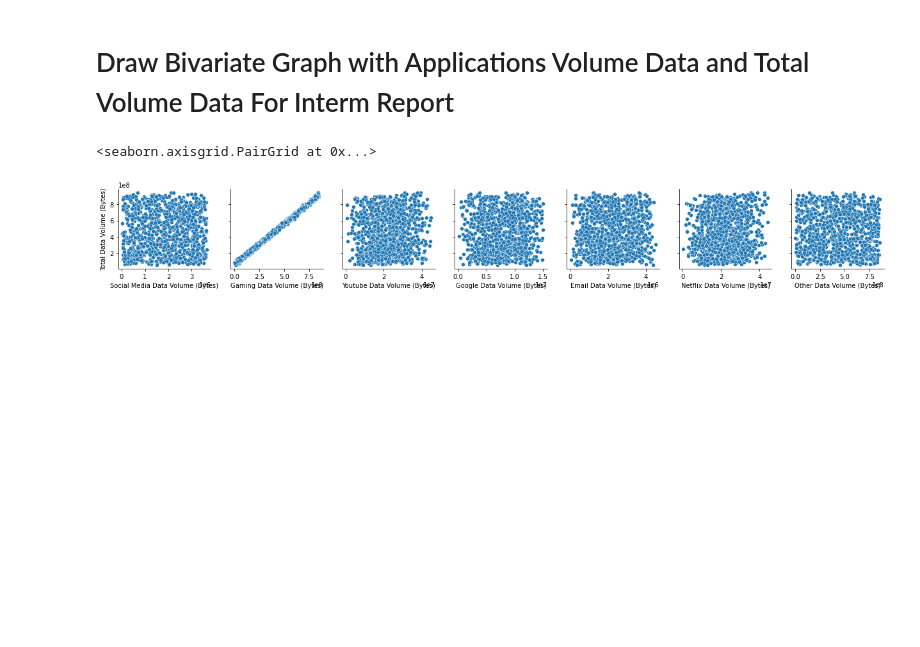
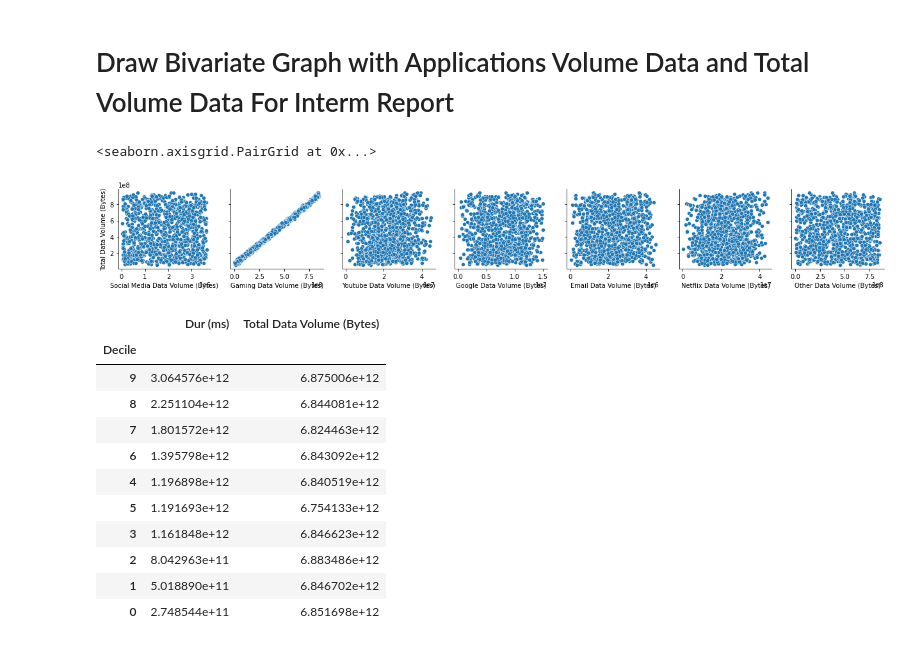
Before and after one commit to tesfayealex/Tellco-Data-Analysis, a Jupyter notebook: notebooks/User Overview Analysis.ipynb, the cells around one changed output. Cells and saved outputs as stored; diff of their text form; code cells hidden in the pictures; blank space fills up the shorter version.

```diff
--- a/notebooks/User Overview Analysis.ipynb
+++ b/notebooks/User Overview Analysis.ipynb
@@ -260,6 +260,24 @@ sns.pairplot(
 # %% [output]
 <seaborn.axisgrid.PairGrid at 0x...>
 [figure]
+# %%
+decile_df = tellco_df.copy()
+decile_df['Decile'] = pd.qcut(decile_df['Dur (ms)'], 10, labels=False)
+decile_df =  decile_df.groupby(['Decile']).agg({'Dur (ms)': "sum","Total Data Volume (Bytes)": "sum"}).sort_values(by='Dur (ms)',ascending=False)
+decile_df
+# %% [output]
+|  | Dur (ms) | Total Data Volume (Bytes) |
+| Decile |  |  |
+| 9 | 3.064576e+12 | 6.875006e+12 |
+| 8 | 2.251104e+12 | 6.844081e+12 |
+| 7 | 1.801572e+12 | 6.824463e+12 |
+| 6 | 1.395798e+12 | 6.843092e+12 |
+| 4 | 1.196898e+12 | 6.840519e+12 |
+| 5 | 1.191693e+12 | 6.754133e+12 |
+| 3 | 1.161848e+12 | 6.846623e+12 |
+| 2 | 8.042963e+11 | 6.883486e+12 |
+| 1 | 5.018890e+11 | 6.846702e+12 |
+| 0 | 2.748544e+11 | 6.851698e+12 |
 # %%
 import numpy as np
 df_float = tellco_df.select_dtypes(include=[float])
```
Also changed, not shown: parts of 14 cells of this notebook, 5 other files.
